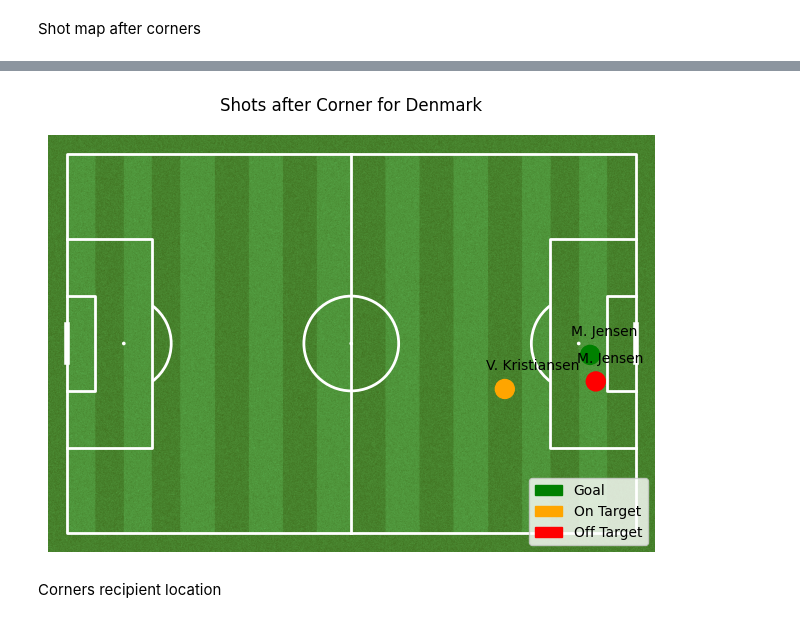
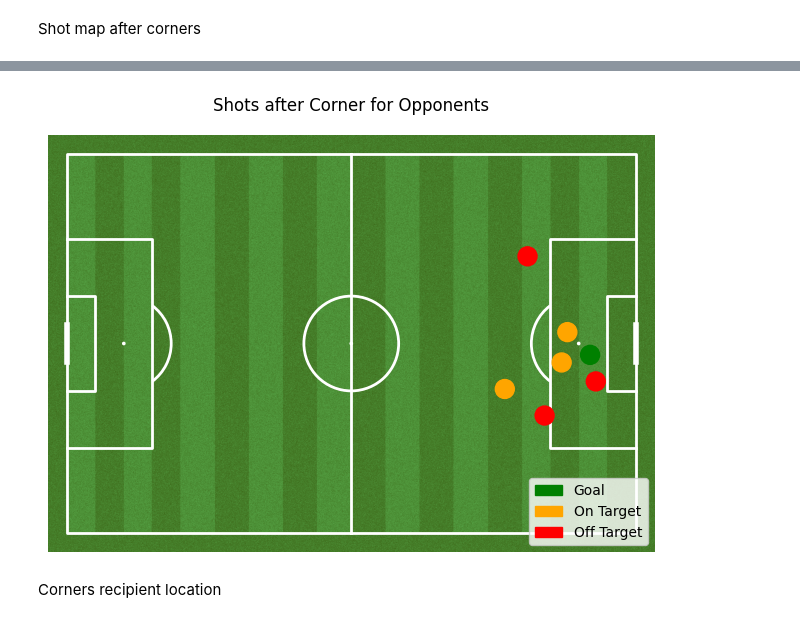
Before and after one commit to ngroggy/SoccerAnalytics, a Jupyter notebook: notebooks/5-setplays_ng.ipynb, the cells around one changed output, grey strips where cells are left out. Drawn from its saved outputs; the diff is of its cells as text; code cells hidden in the pictures.

```diff
--- a/notebooks/5-setplays_ng.ipynb
+++ b/notebooks/5-setplays_ng.ipynb
@@ -25,6 +25,12 @@ from src.dataloader import dataloader
 match_id = "5414302"
 df_events = dataloader(match_id)
 
+macth_ids = ["5414226", "5414260", "5414284", "5414324"]
+
+for id in macth_ids:
+    df = dataloader(id)
+    df_events = pd.concat([df_events, df])
+
 # global variable for wyscout in yards?
 pitch_length = 120
 pitch_width = 80
@@ -138,7 +167,7 @@ for i, shot in df_shots_svn.iterrows():
     # Position of shot
     [x, y] = shot[['possession.endLocation.x', 'possession.endLocation.y']].to_list()
 
-    teamname = shot['team.name']
+    # teamname = shot['team.name']
 
     # Color of shot depends on if it was off/on target or goal
     if shot['possession.attack.withGoal'] is True:
@@ -167,7 +196,7 @@ legend_patches = [Patch(color=color, label=label) for color, label in zip(legend
 plt.legend(handles=legend_patches, loc='lower right')
 
 # Create title and save plot
-fig.suptitle(f"Shots after Corner for {teamname}", fontsize = 12)
-plt.savefig(f"plots/5-SetPieces/5_1-Corners/{teamname}_shots_corners_map.png", dpi=400)
+fig.suptitle(f"Shots after Corner for Slovenia", fontsize = 12)
+plt.savefig(f"plots/5-SetPieces/5_1-Corners/Slovenia_shots_corners_map.png", dpi=400)
 plt.show()
 # %% [output]
@@ -186,40 +215,40 @@ for i, shot in df_shots_opp.iterrows():
     # Position of shot
     [x, y] = shot[['possession.endLocation.x', 'possession.endLocation.y']].to_list()
 
-    teamname = shot['team.name']
+    # teamname = shot['team.name']
 
     # Color of shot depends on if it was off/on target or goal
     if shot['possession.attack.withGoal'] is True:
         color = "green"
 
     elif shot['possession.attack.withShotOnGoal'] is True:
         color = "orange"
 
     else:
         color = "red"
 
     shotCircle = plt.Circle((x/100.0 * pitch_length, y/100.0 * pitch_width), 2, color=color)
 
-    plt.text(x/100.0 * pitch_length-4, y/100.0 * pitch_width - 4, shot['player.name'])
+    # plt.text(x/100.0 * pitch_length-4, y/100.0 * pitch_width - 4, shot['player.name'])
 
     ax.add_patch(shotCircle)
 
 # Define the legend labels and corresponding colors
 legend_labels = ['Goal', 'On Target', 'Off Target']
 legend_colors = ['green', 'orange', 'red']
 
 # Create proxy artists for legend
 legend_patches = [Patch(color=color, label=label) for color, label in zip(legend_colors, legend_labels)]
 
 # Add legend to the plot
 plt.legend(handles=legend_patches, loc='lower right')
 
 # Create title and save plot
-fig.suptitle(f"Shots after Corner for {teamname}", fontsize = 12)
-plt.savefig(f"plots/5-SetPieces/5_1-Corners/{teamname}_shots_corners_map.png", dpi=400)
+fig.suptitle(f"Shots after Corner for Opponents", fontsize = 12)
+plt.savefig(f"plots/5-SetPieces/5_1-Corners/Opponent_shots_corners_map.png", dpi=400)
 plt.show()
 # %% [output]
-[figure, old version]
+[figure, new version]
 # %% [markdown]
 Corners recipient location
 # %%
```
Also changed, not shown: parts of 36 cells of this notebook, 11 other files.
